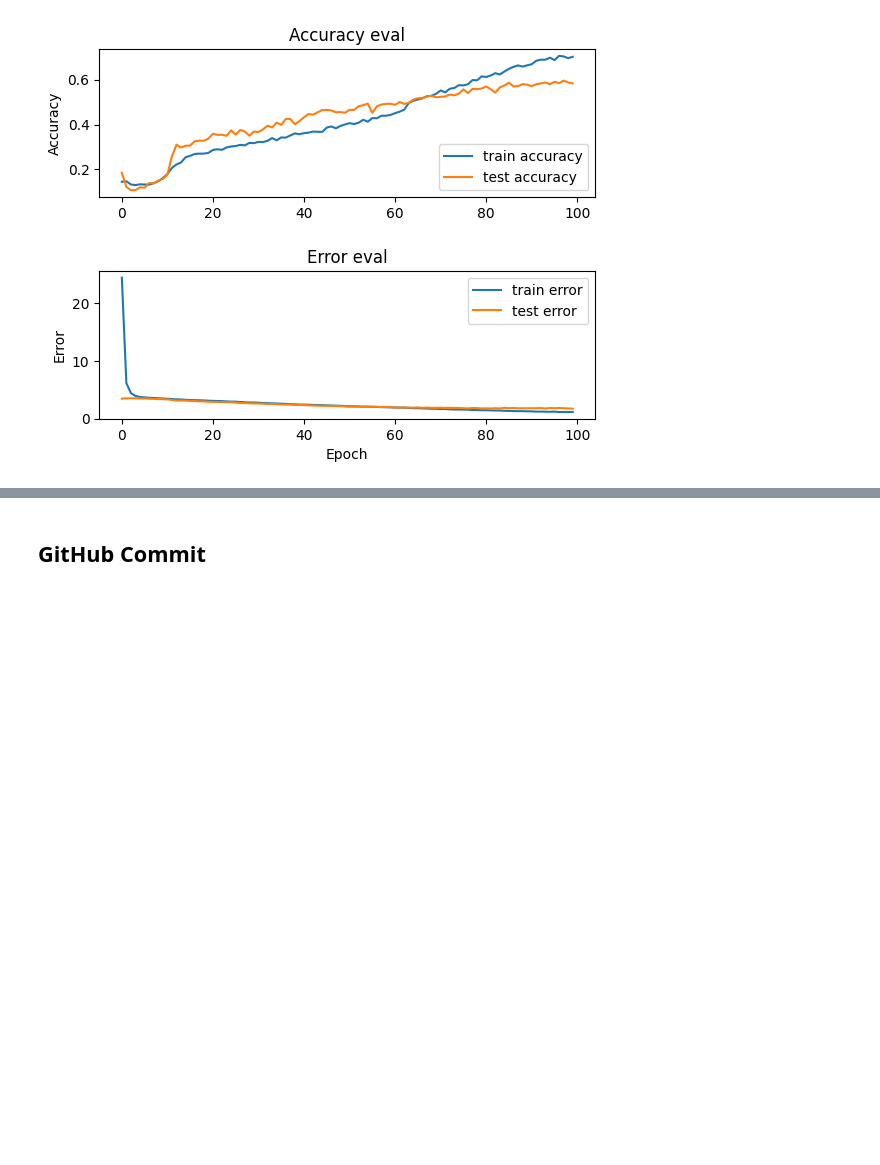
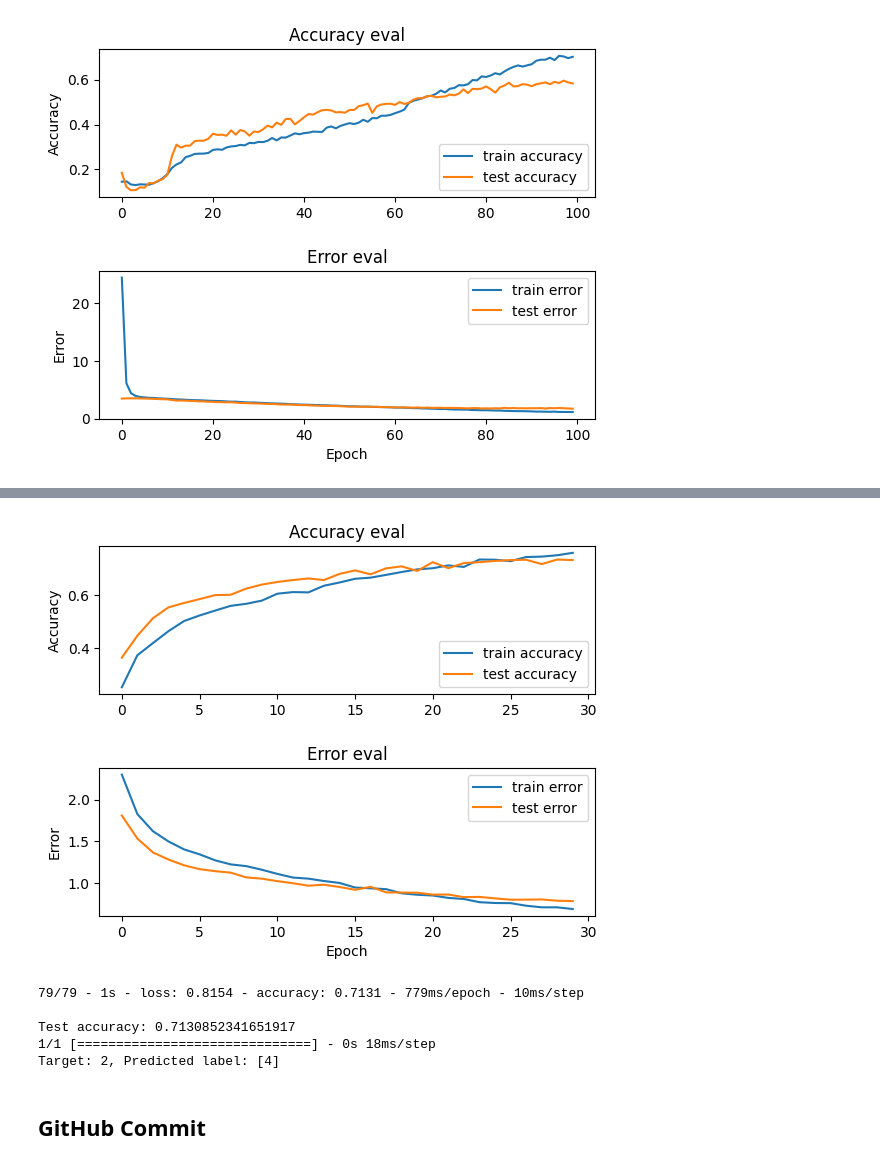
Before and after one commit to AyaSafan/Music-Genre-Classification, a Jupyter notebook: Music-Genre-Classification.ipynb, the cells around one changed output, grey strips where cells are left out. Cells and saved outputs as stored; diff of their text form; code cells hidden in the pictures; blank space fills up the shorter version.

Commit message:
build CNN

```diff
--- a/Music-Genre-Classification.ipynb
+++ b/Music-Genre-Classification.ipynb
@@ -292,0 +295,14 @@ plot_history(history)
+# %%
+def prepare_datasets(test_size, validation_size):
+    X, y = load_data(JSON_PATH)
+
+    # create train, validation and test split
+    X_train, X_test, y_train, y_test = train_test_split(X, y, test_size=test_size)
+    X_train, X_validation, y_train, y_validation = train_test_split(X_train, y_train, test_size=validation_size)
+
+    # add an axis to input sets
+    X_train = X_train[..., np.newaxis]
+    X_validation = X_validation[..., np.newaxis]
+    X_test = X_test[..., np.newaxis]
+
+    return X_train, X_validation, X_test, y_train, y_validation, y_test
@@ -292,0 +364,14 @@ plot_history(history)
+# %%
+X_train, X_validation, X_test, y_train, y_validation, y_test = prepare_datasets(0.25, 0.2)
+
+input_shape = (X_train.shape[1], X_train.shape[2], 1)
+model = build_model(input_shape)
+
+optimiser = keras.optimizers.Adam(learning_rate=0.0001)
+model.compile(optimizer=optimiser,
+                  loss='sparse_categorical_crossentropy',
+                  metrics=['accuracy'])
+
+model.summary()
+
+history = model.fit(X_train, y_train, validation_data=(X_validation, y_validation), batch_size=32, epochs=30)
@@ -293,3 +396,25 @@ plot_history(history)
+# %%
+plot_history(history)
+# %% [output]
+[figure, added]
+# %%
+
+# evaluate model on test set
+test_loss, test_acc = model.evaluate(X_test, y_test, verbose=2)
+print('\nTest accuracy:', test_acc)
+
+# pick a sample to predict from the test set
+X_to_predict = X_test[100]
+y_to_predict = y_test[100]
+
+# predict sample
+predict(model, X_to_predict, y_to_predict)
+# %% [output]
+79/79 - 1s - loss: 0.8154 - accuracy: 0.7131 - 779ms/epoch - 10ms/step
+
+Test accuracy: 0.7130852341651917
+1/1 [==============================] - 0s 18ms/step
+Target: 2, Predicted label: [4]
 # %% [markdown]
 ## GitHub Commit
 # %%
```
Also changed, not shown: parts of 7 cells of this notebook.
